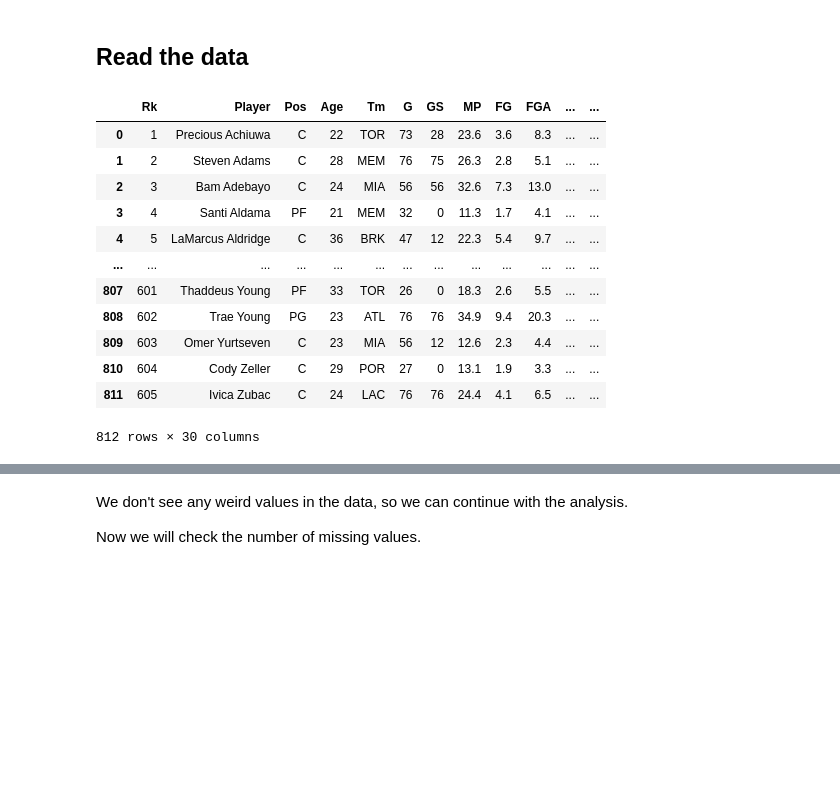
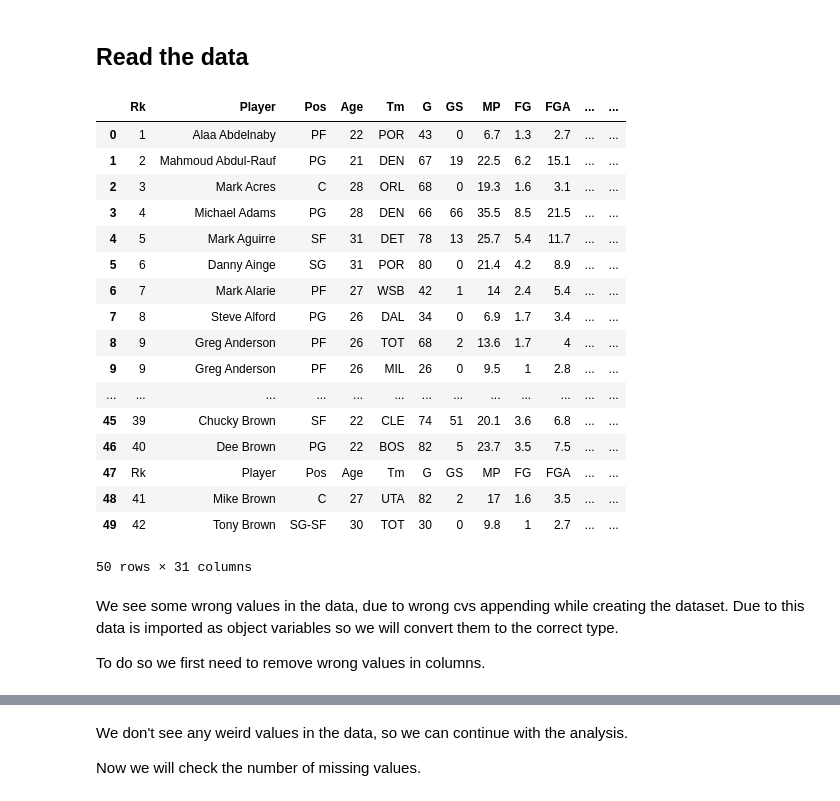
Before and after one commit to drjpeibol/NBA-Data-Project, a Jupyter notebook: NBA_Data_Science_Proyect.ipynb, the cells around one changed output, grey strips where cells are left out. Cells and saved outputs as stored; diff of their text form; code cells hidden in the pictures; blank space fills up the shorter version.

```diff
--- a/NBA_Data_Science_Proyect.ipynb
+++ b/NBA_Data_Science_Proyect.ipynb
@@ -21,20 +91,29 @@ from sklearn.model_selection import GridSearchCV
 ## Read the data
 # %%
 # We will load the data from the csv file into a pandas dataframe
-path = '/Users/pabloserranomolinero/Downloads/'
-df = pd.read_csv(path + '2021-2022 NBA Player Stats - Regular.csv', delimiter=';')
-df
+path = '/Users/pabloserranomolinero/Downloads/archive/'
+df = pd.read_csv(path + 'players.csv', delimiter=';',encoding= 'latin-1')
+df.head(50)
 # %% [output]
 |  | Rk | Player | Pos | Age | Tm | G | GS | MP | FG | FGA | ... | ... |
-| 0 | 1 | Precious Achiuwa | C | 22 | TOR | 73 | 28 | 23.6 | 3.6 | 8.3 | ... | ... |
-| 1 | 2 | Steven Adams | C | 28 | MEM | 76 | 75 | 26.3 | 2.8 | 5.1 | ... | ... |
-| 2 | 3 | Bam Adebayo | C | 24 | MIA | 56 | 56 | 32.6 | 7.3 | 13.0 | ... | ... |
-| 3 | 4 | Santi Aldama | PF | 21 | MEM | 32 | 0 | 11.3 | 1.7 | 4.1 | ... | ... |
-| 4 | 5 | LaMarcus Aldridge | C | 36 | BRK | 47 | 12 | 22.3 | 5.4 | 9.7 | ... | ... |
+| 0 | 1 | Alaa Abdelnaby | PF | 22 | POR | 43 | 0 | 6.7 | 1.3 | 2.7 | ... | ... |
+| 1 | 2 | Mahmoud Abdul-Rauf | PG | 21 | DEN | 67 | 19 | 22.5 | 6.2 | 15.1 | ... | ... |
+| 2 | 3 | Mark Acres | C | 28 | ORL | 68 | 0 | 19.3 | 1.6 | 3.1 | ... | ... |
+| 3 | 4 | Michael Adams | PG | 28 | DEN | 66 | 66 | 35.5 | 8.5 | 21.5 | ... | ... |
+| 4 | 5 | Mark Aguirre | SF | 31 | DET | 78 | 13 | 25.7 | 5.4 | 11.7 | ... | ... |
+| 5 | 6 | Danny Ainge | SG | 31 | POR | 80 | 0 | 21.4 | 4.2 | 8.9 | ... | ... |
+| 6 | 7 | Mark Alarie | PF | 27 | WSB | 42 | 1 | 14 | 2.4 | 5.4 | ... | ... |
+| 7 | 8 | Steve Alford | PG | 26 | DAL | 34 | 0 | 6.9 | 1.7 | 3.4 | ... | ... |
+| 8 | 9 | Greg Anderson | PF | 26 | TOT | 68 | 2 | 13.6 | 1.7 | 4 | ... | ... |
+| 9 | 9 | Greg Anderson | PF | 26 | MIL | 26 | 0 | 9.5 | 1 | 2.8 | ... | ... |
 | ... | ... | ... | ... | ... | ... | ... | ... | ... | ... | ... | ... | ... |
-| 807 | 601 | Thaddeus Young | PF | 33 | TOR | 26 | 0 | 18.3 | 2.6 | 5.5 | ... | ... |
-| 808 | 602 | Trae Young | PG | 23 | ATL | 76 | 76 | 34.9 | 9.4 | 20.3 | ... | ... |
-| 809 | 603 | Omer Yurtseven | C | 23 | MIA | 56 | 12 | 12.6 | 2.3 | 4.4 | ... | ... |
-| 810 | 604 | Cody Zeller | C | 29 | POR | 27 | 0 | 13.1 | 1.9 | 3.3 | ... | ... |
-| 811 | 605 | Ivica Zubac | C | 24 | LAC | 76 | 76 | 24.4 | 4.1 | 6.5 | ... | ... |
+| 45 | 39 | Chucky Brown | SF | 22 | CLE | 74 | 51 | 20.1 | 3.6 | 6.8 | ... | ... |
+| 46 | 40 | Dee Brown | PG | 22 | BOS | 82 | 5 | 23.7 | 3.5 | 7.5 | ... | ... |
+| 47 | Rk | Player | Pos | Age | Tm | G | GS | MP | FG | FGA | ... | ... |
+| 48 | 41 | Mike Brown | C | 27 | UTA | 82 | 2 | 17 | 1.6 | 3.5 | ... | ... |
+| 49 | 42 | Tony Brown | SG-SF | 30 | TOT | 30 | 0 | 9.8 | 1 | 2.7 | ... | ... |
-812 rows × 30 columns
+50 rows × 31 columns
+# %% [markdown]
+We see some wrong values in the data, due to wrong cvs appending while creating the dataset. Due to this data is imported as object variables so we will convert them to the correct type.
+
+To do so we first need to remove wrong values in columns.
```
Also changed, not shown: parts of 39 cells of this notebook.
